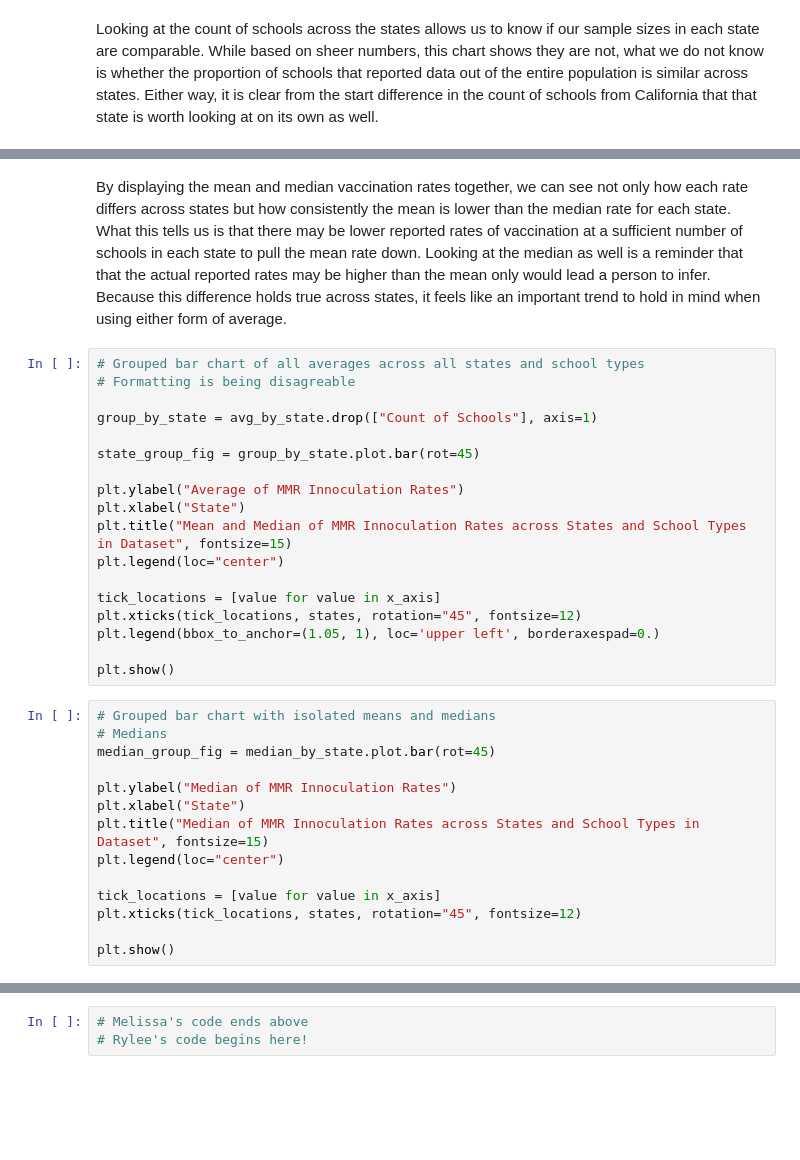
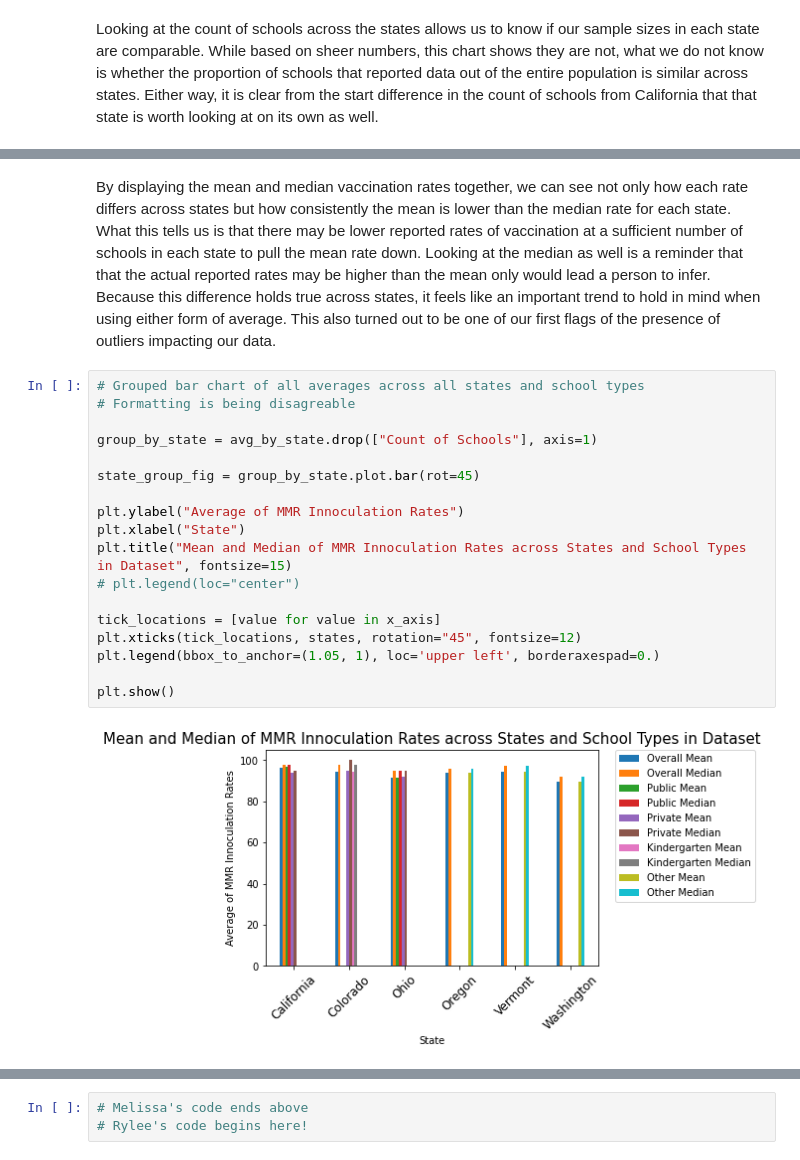
Before and after one commit to mel-c-lowe/UMN_Bootcamp_Project_One, a Jupyter notebook: MMR Vaccinations Trends.ipynb, the cells around one changed output, grey strips where cells are left out. Cells and saved outputs as stored; diff of their text form; blank space fills up the shorter version.

```diff
--- a/MMR Vaccinations Trends.ipynb
+++ b/MMR Vaccinations Trends.ipynb
@@ -291,37 +393,25 @@ plt.show()
 # %% [markdown]
-By displaying the mean and median vaccination rates together, we can see not only how each rate differs across states but how consistently the mean is lower than the median rate for each state.  What this tells us is that there may be lower reported rates of vaccination at a sufficient number of schools in each state to pull the mean rate down.  Looking at the median as well is a reminder that that the actual reported rates may be higher than the mean only would lead a person to infer.  Because this difference holds true across states, it feels like an important trend to hold in mind when using either form of average.
+By displaying the mean and median vaccination rates together, we can see not only how each rate differs across states but how consistently the mean is lower than the median rate for each state.  What this tells us is that there may be lower reported rates of vaccination at a sufficient number of schools in each state to pull the mean rate down.  Looking at the median as well is a reminder that that the actual reported rates may be higher than the mean only would lead a person to infer.  Because this difference holds true across states, it feels like an important trend to hold in mind when using either form of average. This also turned out to be one of our first flags of the presence of outliers impacting our data.
 # %%
 # Grouped bar chart of all averages across all states and school types
 # Formatting is being disagreable
 
 group_by_state = avg_by_state.drop(["Count of Schools"], axis=1)
 
 state_group_fig = group_by_state.plot.bar(rot=45)
 
 plt.ylabel("Average of MMR Innoculation Rates")
 plt.xlabel("State")
 plt.title("Mean and Median of MMR Innoculation Rates across States and School Types in Dataset", fontsize=15)
-plt.legend(loc="center")
+# plt.legend(loc="center")
 
 tick_locations = [value for value in x_axis]
 plt.xticks(tick_locations, states, rotation="45", fontsize=12)
 plt.legend(bbox_to_anchor=(1.05, 1), loc='upper left', borderaxespad=0.)
 
 plt.show()
+# %% [output]
+[figure, added]
-# %%
-# Grouped bar chart with isolated means and medians
-# Medians
-median_group_fig = median_by_state.plot.bar(rot=45)
-
-plt.ylabel("Median of MMR Innoculation Rates")
-plt.xlabel("State")
-plt.title("Median of MMR Innoculation Rates across States and School Types in Dataset", fontsize=15)
-plt.legend(loc="center")
-
-tick_locations = [value for value in x_axis]
-plt.xticks(tick_locations, states, rotation="45", fontsize=12)
-
-plt.show()
 # %%
 # Alternate California Ohio Grouped Plot
 # This might be better/more useful if the ticks were the school type and each had
```
Also changed, not shown: parts of 41 cells of this notebook, 2 other files.
